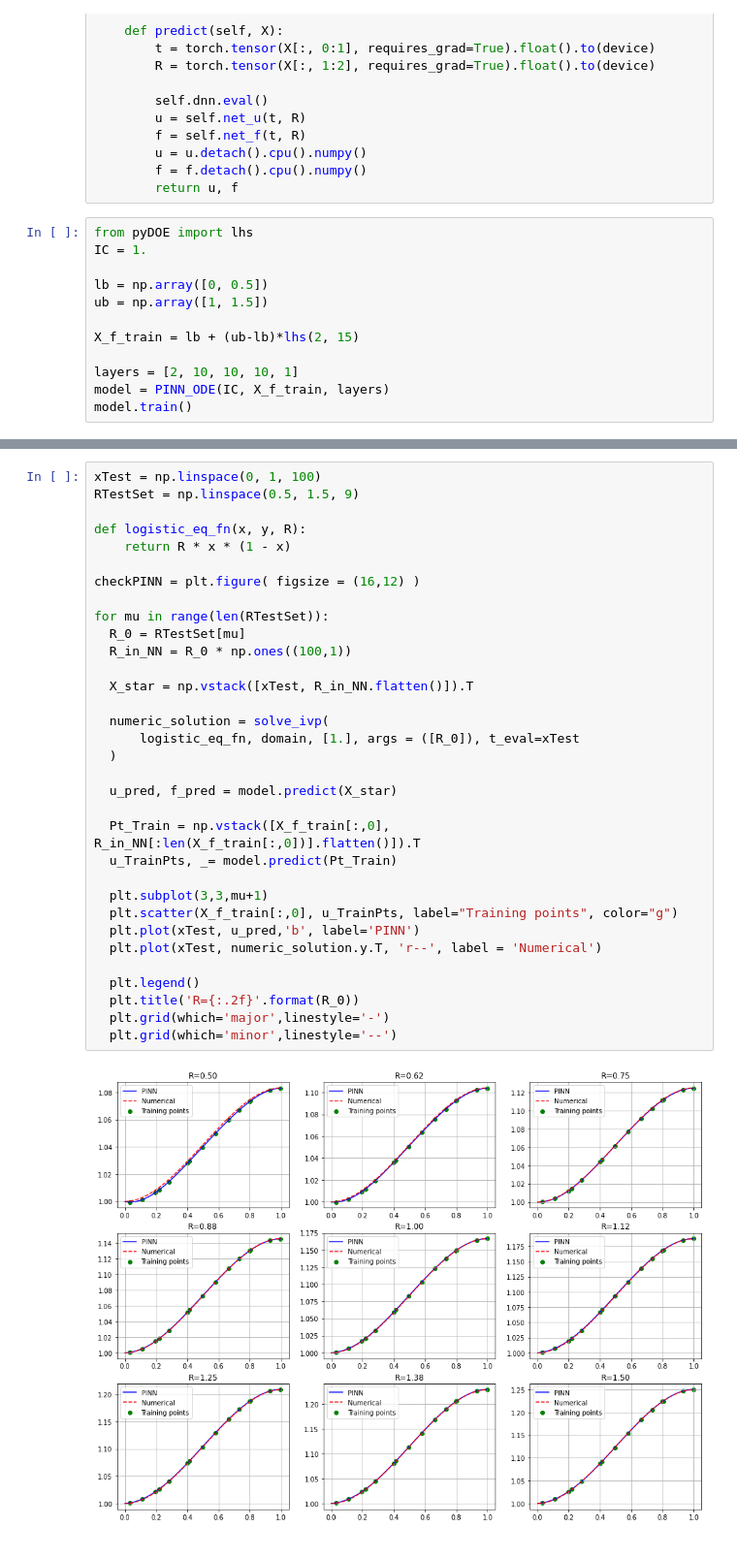
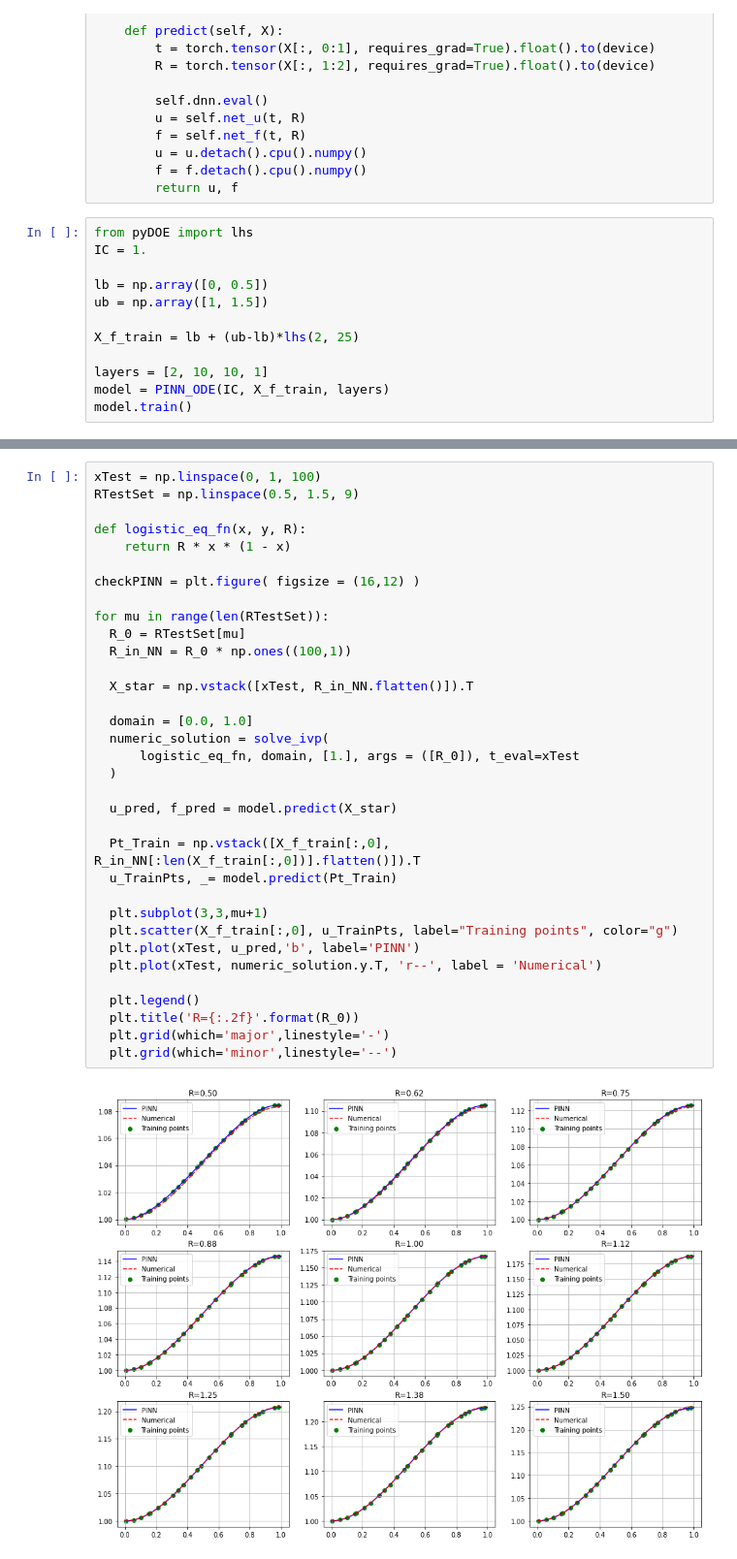
Before and after one commit to Steriva/PINNs-pyTorch, a Jupyter notebook: PINN_ODEs.ipynb, the cells around one changed output, grey strips where cells are left out. Shown: that part at 97% size. Drawn from its saved outputs; the diff is of its cells as text.

```diff
--- a/PINN_ODEs.ipynb
+++ b/PINN_ODEs.ipynb
@@ -282,9 +281,9 @@ IC = 1.
 lb = np.array([0, 0.5])
 ub = np.array([1, 1.5])
 
-X_f_train = lb + (ub-lb)*lhs(2, 15)
+X_f_train = lb + (ub-lb)*lhs(2, 25)
 
-layers = [2, 10, 10, 10, 1]
+layers = [2, 10, 10, 1]
 model = PINN_ODE(IC, X_f_train, layers)
 model.train()
 # %% [output]
@@ -312,31 +309,32 @@ RTestSet = np.linspace(0.5, 1.5, 9)
 def logistic_eq_fn(x, y, R):
     return R * x * (1 - x)
 
 checkPINN = plt.figure( figsize = (16,12) )
 
 for mu in range(len(RTestSet)):
   R_0 = RTestSet[mu]
   R_in_NN = R_0 * np.ones((100,1))
 
   X_star = np.vstack([xTest, R_in_NN.flatten()]).T
 
+  domain = [0.0, 1.0]
   numeric_solution = solve_ivp(
       logistic_eq_fn, domain, [1.], args = ([R_0]), t_eval=xTest
   )
 
   u_pred, f_pred = model.predict(X_star)
 
   Pt_Train = np.vstack([X_f_train[:,0], R_in_NN[:len(X_f_train[:,0])].flatten()]).T
   u_TrainPts, _= model.predict(Pt_Train)
 
   plt.subplot(3,3,mu+1)
   plt.scatter(X_f_train[:,0], u_TrainPts, label="Training points", color="g")
   plt.plot(xTest, u_pred,'b', label='PINN')
   plt.plot(xTest, numeric_solution.y.T, 'r--', label = 'Numerical')
 
   plt.legend()
   plt.title('R={:.2f}'.format(R_0))
   plt.grid(which='major',linestyle='-')
   plt.grid(which='minor',linestyle='--')
 # %% [output]
-[figure, old version]
+[figure, new version]
```
Also changed, not shown: parts of 3 cells of this notebook.
